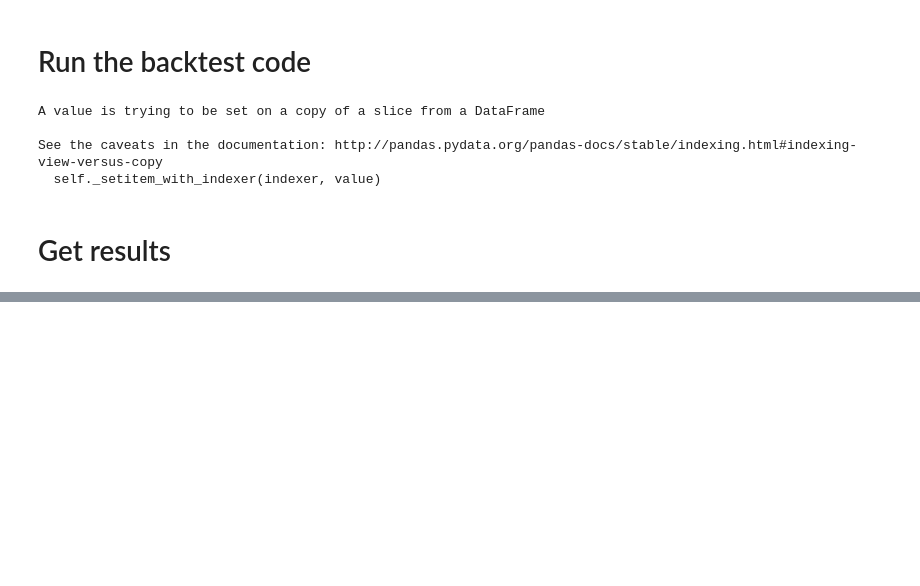
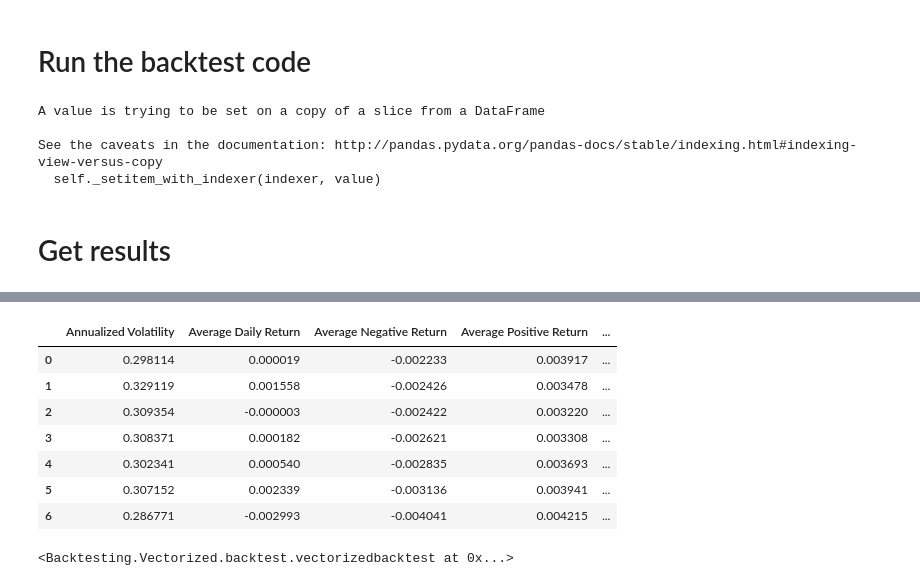
Before and after one commit to dechang227/QishiQR, a Jupyter notebook: BacktestEngine/Demo/Demo.ipynb, the cells around one changed output, grey strips where cells are left out. Saved outputs shown, nothing was run; the diff lists cells and outputs as text; code cells hidden in the pictures; blank space fills up the shorter version.

```diff
--- a/BacktestEngine/Demo/Demo.ipynb
+++ b/BacktestEngine/Demo/Demo.ipynb
@@ -56,0 +56,15 @@ for idx, file in enumerate(files):
+# %%
+result['model'].performance
+# %% [output]
+|  | Annualized Volatility | Average Daily Return | Average Negative Return | Average Positive Return | ... |
+| 0 | 0.298114 | 0.000019 | -0.002233 | 0.003917 | ... |
+| 1 | 0.329119 | 0.001558 | -0.002426 | 0.003478 | ... |
+| 2 | 0.309354 | -0.000003 | -0.002422 | 0.003220 | ... |
+| 3 | 0.308371 | 0.000182 | -0.002621 | 0.003308 | ... |
+| 4 | 0.302341 | 0.000540 | -0.002835 | 0.003693 | ... |
+| 5 | 0.307152 | 0.002339 | -0.003136 | 0.003941 | ... |
+| 6 | 0.286771 | -0.002993 | -0.004041 | 0.004215 | ... |
+# %%
+result['model'].ensemble.ensembles[0]
+# %% [output]
+<Backtesting.Vectorized.backtest.vectorizedbacktest at 0x...>
```
Also changed, not shown: parts of 1 cell of this notebook, 12 other files.
